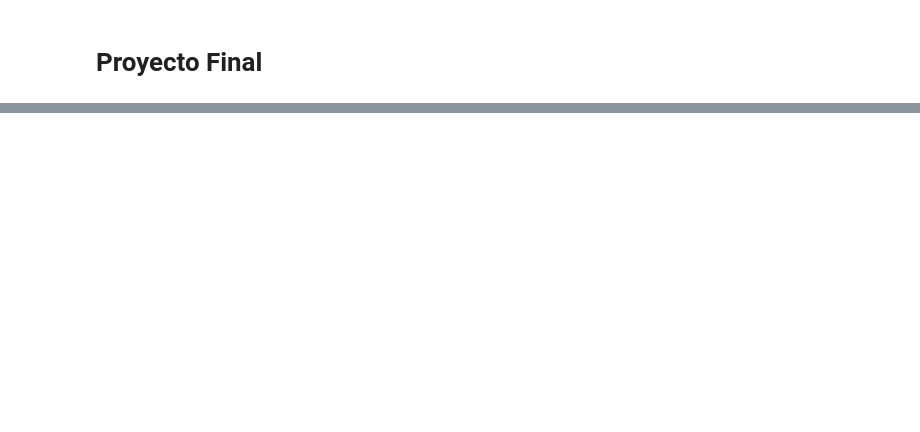
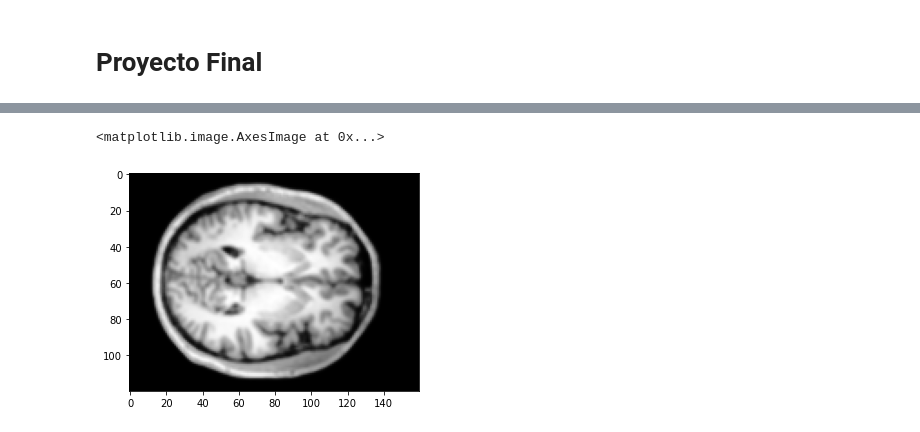
Before and after one commit to Mariaprddz/Analisis, a Jupyter notebook: Analisis/PROYECTO_FINAL/proyecto_final_imagen.ipynb, the cells around one changed output, grey strips where cells are left out. Drawn from its saved outputs; the diff is of its cells as text; code cells hidden in the pictures; blank space fills up the shorter version.

```diff
--- a/Analisis/PROYECTO_FINAL/proyecto_final_imagen.ipynb
+++ b/Analisis/PROYECTO_FINAL/proyecto_final_imagen.ipynb
@@ -31,0 +73,12 @@ plt.imshow(img_o, cmap=plt.cm.gray)
+# %%
+## NLM - CPP
+
+#padding
+img_pad = np.pad(img_o,1, mode='reflect')
+#implementamos nlm
+nlm_cpp = modules.nlm_cpp(img_o, img_pad,0.5, 2, 2)
+
+plt.imshow(nlm_cpp, cmap=plt.cm.gray)
+# %% [output]
+<matplotlib.image.AxesImage at 0x...>
+[figure, added]
```
Also changed, not shown: parts of 7 cells of this notebook, 1 other file.
